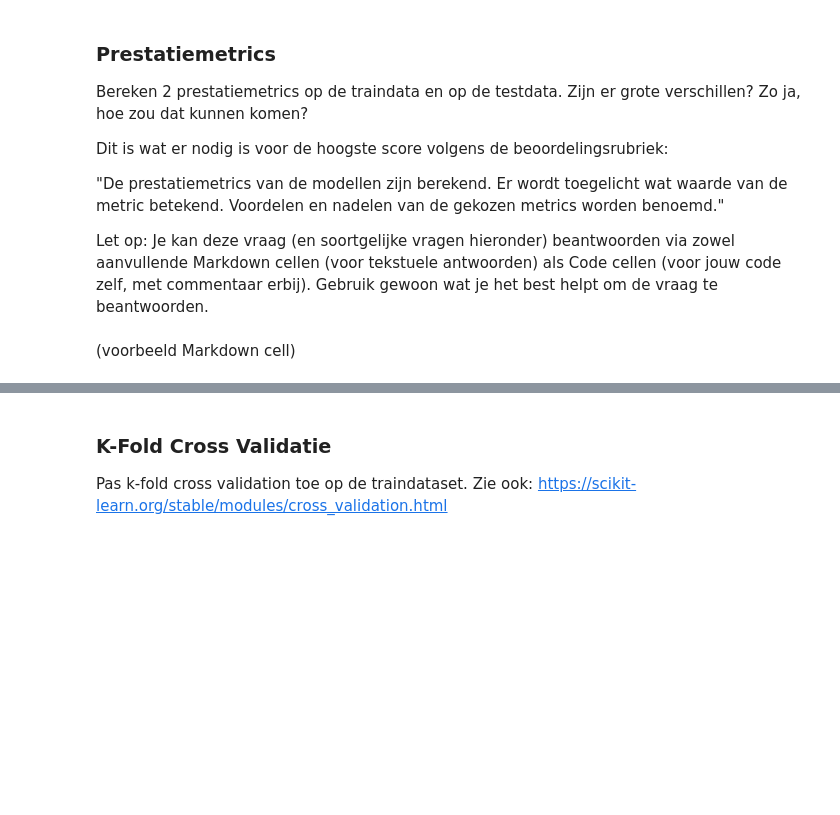
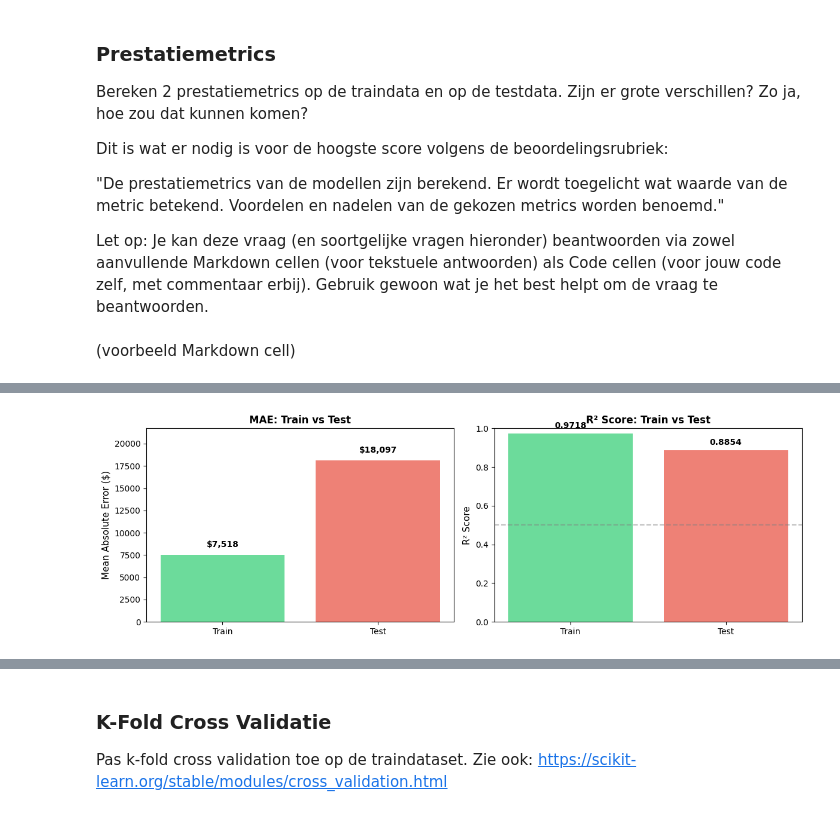
Before and after one commit to Nethamine/OP_2_Data_Mining, a Jupyter notebook: Data Mining - Opdracht 2 (Parameters & Prestatiemetrics).ipynb, the cells around one changed output, grey strips where cells are left out. Drawn from its saved outputs; the diff is of its cells as text; code cells hidden in the pictures; blank space fills up the shorter version.

Commit message:
2 prestatiemetrics

```diff
--- a/Data Mining - Opdracht 2 (Parameters & Prestatiemetrics).ipynb
+++ b/Data Mining - Opdracht 2 (Parameters & Prestatiemetrics).ipynb
@@ -97,0 +237,86 @@ Let op: Je kan deze vraag (en soortgelijke vragen hieronder) beantwoorden via zo
+# %%
+# === STAP 7: Prestatiemetrics Berekenen ===
+# Doel: Twee metrics berekenen op zowel traindata als testdata
+# In: y_true, y_pred (voor zowel train als test)
+# Uit: MAE en R² scores voor beide sets
+
+# Metric 1: Mean Absolute Error (MAE)
+# Beschrijving: Gemiddeld absolute verschil tussen werkelijke en voorspelde waarden
+# Voordeel: Eenvoudig interpreteerbaar (in dezelfde eenheid als target)
+# Nadeel: Geeft niet meer gewicht aan grotere fouten
+
+mae_train = mean_absolute_error(y_train, y_pred_train)
+mae_test = mean_absolute_error(y_test, y_pred_test)
+
+# Metric 2: R² Score (Coefficient of Determination)
+# Beschrijving: Proportie van variantie in y verklaard door het model
+# Voordeel: Tussen 0-1 (of negatief voor slechte modellen), schaalonafhankelijk
+# Nadeel: Begunstigt meer features, kan overfitting masker
+
+r2_train = r2_score(y_train, y_pred_train)
+r2_test = r2_score(y_test, y_pred_test)
+
+# Samenvatting
+print("=" * 60)
+print("PRESTATIEMETRICS - TRAIN VS TEST")
+print("=" * 60)
+print("\nMetric 1: Mean Absolute Error (MAE)")
+print(f"  Train MAE: ${mae_train:,.2f}")
+print(f"  Test MAE:  ${mae_test:,.2f}")
+print(f"  Verschil:  ${abs(mae_test - mae_train):,.2f}")
+
+print("\nMetric 2: R² Score")
+print(f"  Train R²: {r2_train:.4f}")
+print(f"  Test R²:  {r2_test:.4f}")
+print(f"  Verschil: {abs(r2_test - r2_train):.4f}")
+
+# Analyse
+print("\n" + "=" * 60)
+print("ANALYSE:")
+print("=" * 60)
+if mae_test > mae_train * 1.1:
+    print("⚠️  Test MAE is hoger dan train MAE -> mogelijk overfit")
+else:
+    print("✓ MAE scores zijn vergelijkbaar -> goed generaliseren")
+
+if r2_test < r2_train * 0.95:
+    print("⚠️  Test R² is veel lager dan train R² -> mogelijk overfit")
+else:
+    print("✓ R² scores zijn vergelijkbaar -> goed generaliseren")
+
+
+
+# === STAP 8: Visualisatie van Metrics ===
+# Doel: Visueel weergeven van train vs test performance
+# In: mae_train, mae_test, r2_train, r2_test
+# Uit: Twee grafieken ter vergelijking
+
+fig, axes = plt.subplots(1, 2, figsize=(12, 4))
+
+# Grafiek 1: MAE Vergelijking
+metrics_names = ['Train', 'Test']
+mae_values = [mae_train, mae_test]
+colors = ['#2ecc71', '#e74c3c']
+
+axes[0].bar(metrics_names, mae_values, color=colors, alpha=0.7)
+axes[0].set_ylabel('Mean Absolute Error ($)', fontsize=11)
+axes[0].set_title('MAE: Train vs Test', fontsize=12, fontweight='bold')
+axes[0].set_ylim(0, max(mae_values) * 1.2)
+for i, v in enumerate(mae_values):
+    axes[0].text(i, v + max(mae_values)*0.05, f'${v:,.0f}', ha='center', fontweight='bold')
+
+# Grafiek 2: R² Vergelijking
+r2_values = [r2_train, r2_test]
+axes[1].bar(metrics_names, r2_values, color=colors, alpha=0.7)
+axes[1].set_ylabel('R² Score', fontsize=11)
+axes[1].set_title('R² Score: Train vs Test', fontsize=12, fontweight='bold')
+axes[1].set_ylim(0, 1)
+axes[1].axhline(y=0.5, color='gray', linestyle='--', alpha=0.5, label='Reference (0.5)')
+for i, v in enumerate(r2_values):
+    axes[1].text(i, v + 0.03, f'{v:.4f}', ha='center', fontweight='bold')
+
+plt.tight_layout()
+plt.show()
+
+print("\nGrafieken weergegeven! Vergelijk train vs test prestaties.")
+# %% [output]
@@ -97,0 +342 @@ Let op: Je kan deze vraag (en soortgelijke vragen hieronder) beantwoorden via zo
+[figure, added]
```
Also changed, not shown: parts of 4 cells of this notebook.
